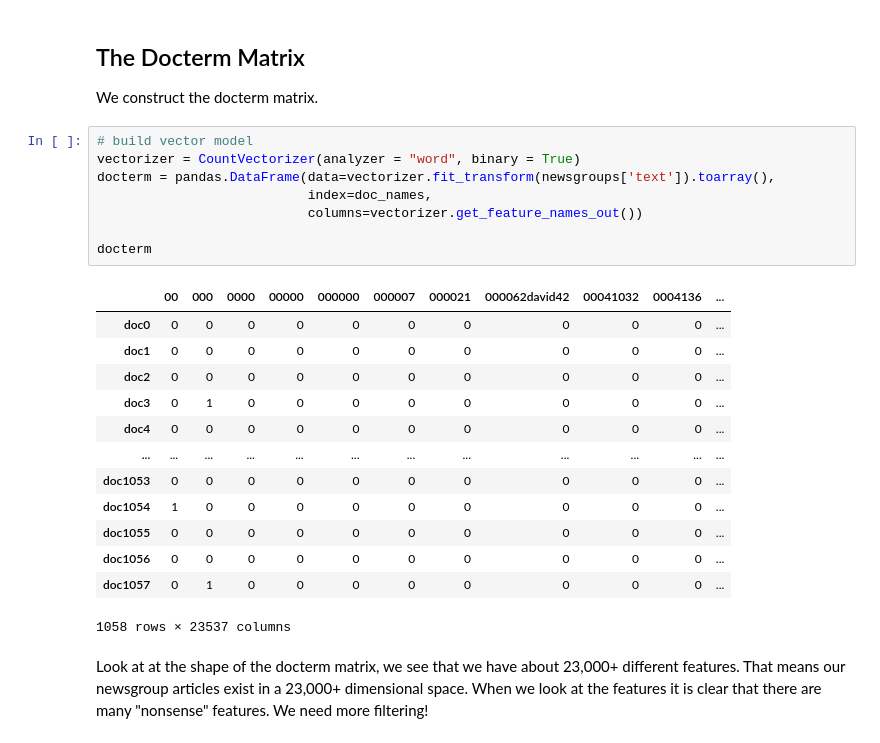
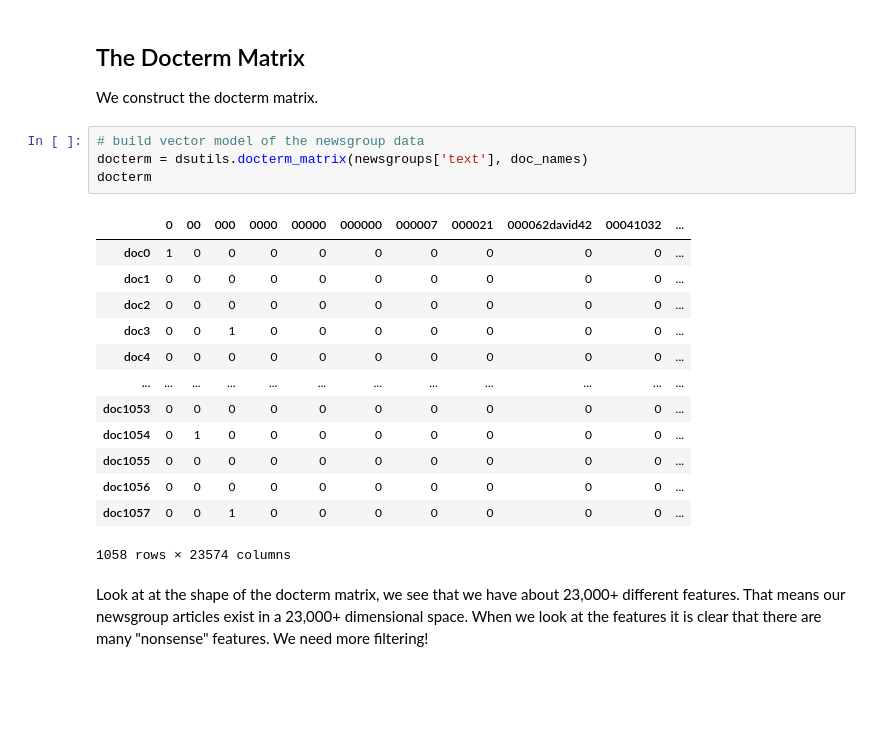
Before and after one commit to lutzhamel/CSC310, a Jupyter notebook: notes/18-NLP.ipynb, the cells around one changed output. Drawn from its saved outputs; the diff is of its cells as text; blank space fills up the shorter version.

```diff
--- a/notes/18-NLP.ipynb
+++ b/notes/18-NLP.ipynb
@@ -223,27 +199,23 @@ Name: count, dtype: int64
 
 We construct the docterm matrix.
 # %%
-# build vector model
-vectorizer = CountVectorizer(analyzer = "word", binary = True)
-docterm = pandas.DataFrame(data=vectorizer.fit_transform(newsgroups['text']).toarray(),
-                           index=doc_names,
-                           columns=vectorizer.get_feature_names_out())
-
+# build vector model of the newsgroup data
+docterm = dsutils.docterm_matrix(newsgroups['text'], doc_names)
 docterm
 # %% [output]
-|  | 00 | 000 | 0000 | 00000 | 000000 | 000007 | 000021 | 000062david42 | 00041032 | 0004136 | ... |
-| doc0 | 0 | 0 | 0 | 0 | 0 | 0 | 0 | 0 | 0 | 0 | ... |
+|  | 0 | 00 | 000 | 0000 | 00000 | 000000 | 000007 | 000021 | 000062david42 | 00041032 | ... |
+| doc0 | 1 | 0 | 0 | 0 | 0 | 0 | 0 | 0 | 0 | 0 | ... |
 | doc1 | 0 | 0 | 0 | 0 | 0 | 0 | 0 | 0 | 0 | 0 | ... |
 | doc2 | 0 | 0 | 0 | 0 | 0 | 0 | 0 | 0 | 0 | 0 | ... |
-| doc3 | 0 | 1 | 0 | 0 | 0 | 0 | 0 | 0 | 0 | 0 | ... |
+| doc3 | 0 | 0 | 1 | 0 | 0 | 0 | 0 | 0 | 0 | 0 | ... |
 | doc4 | 0 | 0 | 0 | 0 | 0 | 0 | 0 | 0 | 0 | 0 | ... |
 | ... | ... | ... | ... | ... | ... | ... | ... | ... | ... | ... | ... |
 | doc1053 | 0 | 0 | 0 | 0 | 0 | 0 | 0 | 0 | 0 | 0 | ... |
-| doc1054 | 1 | 0 | 0 | 0 | 0 | 0 | 0 | 0 | 0 | 0 | ... |
+| doc1054 | 0 | 1 | 0 | 0 | 0 | 0 | 0 | 0 | 0 | 0 | ... |
 | doc1055 | 0 | 0 | 0 | 0 | 0 | 0 | 0 | 0 | 0 | 0 | ... |
 | doc1056 | 0 | 0 | 0 | 0 | 0 | 0 | 0 | 0 | 0 | 0 | ... |
-| doc1057 | 0 | 1 | 0 | 0 | 0 | 0 | 0 | 0 | 0 | 0 | ... |
+| doc1057 | 0 | 0 | 1 | 0 | 0 | 0 | 0 | 0 | 0 | 0 | ... |
-1058 rows × 23537 columns
+1058 rows × 23574 columns
 # %% [markdown]
 Look at at the shape of the docterm matrix, we see that we have about 23,000+ different features.  That means our newsgroup articles exist in a 23,000+ dimensional space. When we look at the features it is clear that there are many "nonsense" features.  We need more filtering!
 # %% [markdown]
```
Also changed, not shown: parts of 25 cells of this notebook, 1 other file.
